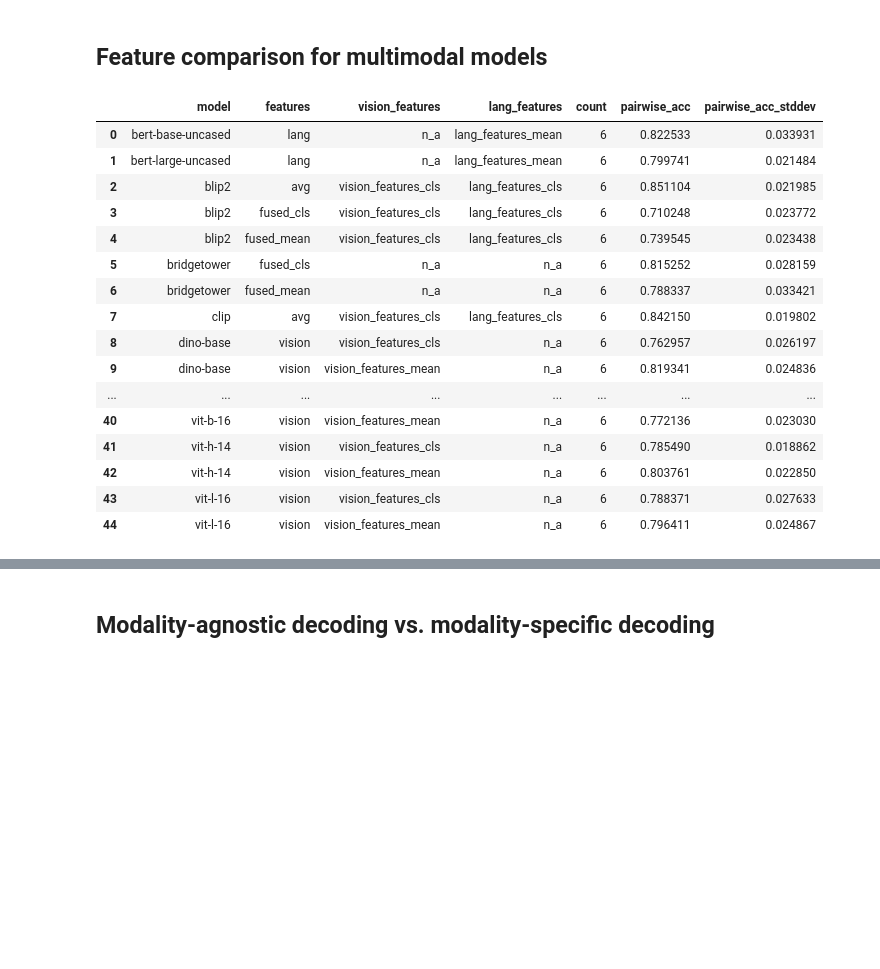
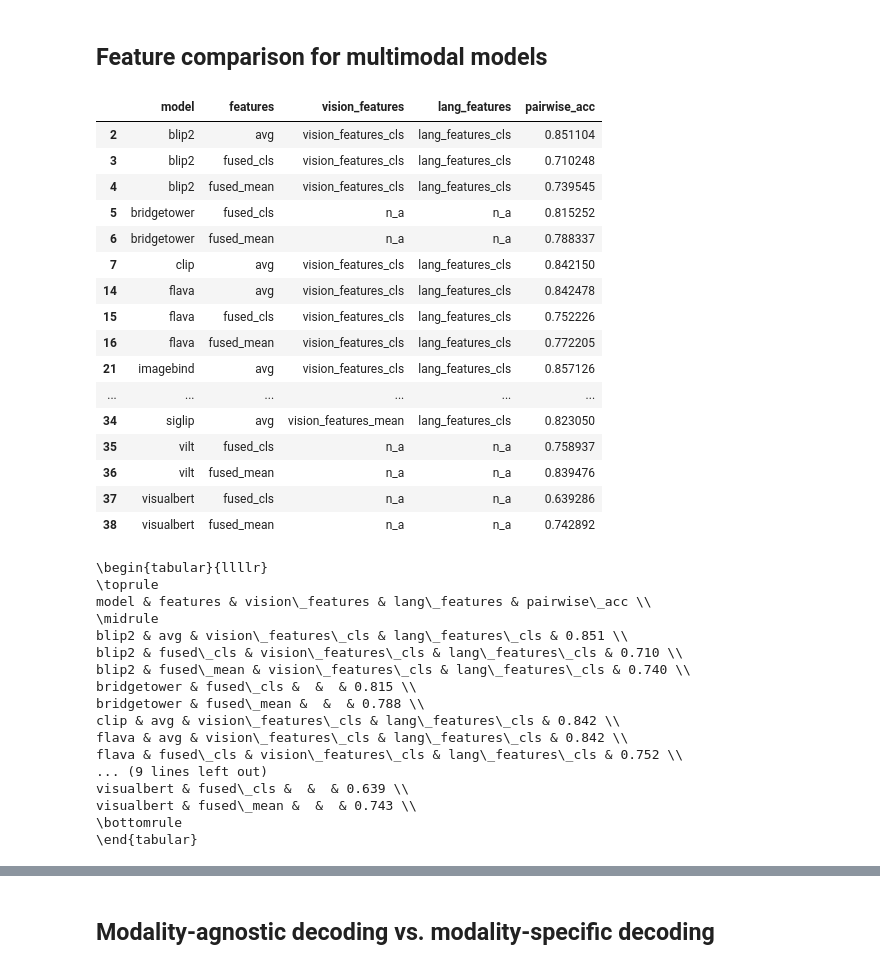
Before and after one commit to mitjanikolaus/multimodal_decoding, a Jupyter notebook: notebooks/modality_agnostic_decoding.ipynb, the cells around one changed output, grey strips where cells are left out. Cells and saved outputs as stored; diff of their text form; code cells hidden in the pictures; blank space fills up the shorter version.

```diff
--- a/notebooks/modality_agnostic_decoding.ipynb
+++ b/notebooks/modality_agnostic_decoding.ipynb
@@ -37,38 +38,57 @@ data_default_feats = get_data_default_feats(all_data)
 # %%
 data_mod_agnostic_train = all_data[(all_data.metric == ACC_MEAN) & (all_data.training_mode == MODALITY_AGNOSTIC)]
 
 
 with pd.option_context('display.max_rows', None, 'display.max_columns', None):  # more options can be specified also
-    grouped = data_mod_agnostic_train.groupby(["model", "features", "vision_features", "lang_features"]).agg(count=('value', 'size'), pairwise_acc=('value', 'mean'), pairwise_acc_stddev=('value', 'std')).reset_index()
-    # grouped = data_mod_agnostic_train.groupby(["model", "features", "vision_features", "lang_features", "subject"]).agg(count=('value', 'size'), pairwise_acc=('value', 'mean'), pairwise_acc_stddev=('value', 'std')).reset_index()
+    # grouped = data_mod_agnostic_train.groupby(["model", "features", "vision_features", "lang_features"]).agg(count=('value', 'size'), pairwise_acc=('value', 'mean'), pairwise_acc_stddev=('value', 'std')).reset_index()
+    grouped = data_mod_agnostic_train.groupby(["model", "features", "vision_features", "lang_features"]).agg(pairwise_acc=('value', 'mean')).reset_index()
 
-    # grouped = grouped[grouped.model.isin(multimodal_models)]
+    grouped = grouped[grouped.model.isin(multimodal_models)]
+    grouped = grouped[~grouped.model.isin(["random-imagebind"])]
+
     display(grouped)
 
 # print(grouped.to_markdown())
 
-# grouped = grouped.replace("n_a", "")
+grouped = grouped.replace("n_a", "")
 # grouped = grouped[grouped.model.isin(multimodal_models)]
 # del grouped["count"]
-# print(grouped.to_latex(index=False, escape=True, float_format="%.3f"))
+print(grouped.to_latex(index=False, escape=True, float_format="%.3f"))
 # %% [output]
-|  | model | features | vision_features | lang_features | count | pairwise_acc | pairwise_acc_stddev |
-| 0 | bert-base-uncased | lang | n_a | lang_features_mean | 6 | 0.822533 | 0.033931 |
-| 1 | bert-large-uncased | lang | n_a | lang_features_mean | 6 | 0.799741 | 0.021484 |
-| 2 | blip2 | avg | vision_features_cls | lang_features_cls | 6 | 0.851104 | 0.021985 |
-| 3 | blip2 | fused_cls | vision_features_cls | lang_features_cls | 6 | 0.710248 | 0.023772 |
-| 4 | blip2 | fused_mean | vision_features_cls | lang_features_cls | 6 | 0.739545 | 0.023438 |
-| 5 | bridgetower | fused_cls | n_a | n_a | 6 | 0.815252 | 0.028159 |
-| 6 | bridgetower | fused_mean | n_a | n_a | 6 | 0.788337 | 0.033421 |
-| 7 | clip | avg | vision_features_cls | lang_features_cls | 6 | 0.842150 | 0.019802 |
-| 8 | dino-base | vision | vision_features_cls | n_a | 6 | 0.762957 | 0.026197 |
-| 9 | dino-base | vision | vision_features_mean | n_a | 6 | 0.819341 | 0.024836 |
-| ... | ... | ... | ... | ... | ... | ... | ... |
-| 40 | vit-b-16 | vision | vision_features_mean | n_a | 6 | 0.772136 | 0.023030 |
-| 41 | vit-h-14 | vision | vision_features_cls | n_a | 6 | 0.785490 | 0.018862 |
-| 42 | vit-h-14 | vision | vision_features_mean | n_a | 6 | 0.803761 | 0.022850 |
-| 43 | vit-l-16 | vision | vision_features_cls | n_a | 6 | 0.788371 | 0.027633 |
-| 44 | vit-l-16 | vision | vision_features_mean | n_a | 6 | 0.796411 | 0.024867 |
+|  | model | features | vision_features | lang_features | pairwise_acc |
+| 2 | blip2 | avg | vision_features_cls | lang_features_cls | 0.851104 |
+| 3 | blip2 | fused_cls | vision_features_cls | lang_features_cls | 0.710248 |
+| 4 | blip2 | fused_mean | vision_features_cls | lang_features_cls | 0.739545 |
+| 5 | bridgetower | fused_cls | n_a | n_a | 0.815252 |
+| 6 | bridgetower | fused_mean | n_a | n_a | 0.788337 |
+| 7 | clip | avg | vision_features_cls | lang_features_cls | 0.842150 |
+| 14 | flava | avg | vision_features_cls | lang_features_cls | 0.842478 |
+| 15 | flava | fused_cls | vision_features_cls | lang_features_cls | 0.752226 |
+| 16 | flava | fused_mean | vision_features_cls | lang_features_cls | 0.772205 |
+| 21 | imagebind | avg | vision_features_cls | lang_features_cls | 0.857126 |
+| ... | ... | ... | ... | ... | ... |
+| 34 | siglip | avg | vision_features_mean | lang_features_cls | 0.823050 |
+| 35 | vilt | fused_cls | n_a | n_a | 0.758937 |
+| 36 | vilt | fused_mean | n_a | n_a | 0.839476 |
+| 37 | visualbert | fused_cls | n_a | n_a | 0.639286 |
+| 38 | visualbert | fused_mean | n_a | n_a | 0.742892 |
+\begin{tabular}{llllr}
+\toprule
+model & features & vision\_features & lang\_features & pairwise\_acc \\
+\midrule
+blip2 & avg & vision\_features\_cls & lang\_features\_cls & 0.851 \\
+blip2 & fused\_cls & vision\_features\_cls & lang\_features\_cls & 0.710 \\
+blip2 & fused\_mean & vision\_features\_cls & lang\_features\_cls & 0.740 \\
+bridgetower & fused\_cls &  &  & 0.815 \\
+bridgetower & fused\_mean &  &  & 0.788 \\
+clip & avg & vision\_features\_cls & lang\_features\_cls & 0.842 \\
+flava & avg & vision\_features\_cls & lang\_features\_cls & 0.842 \\
+flava & fused\_cls & vision\_features\_cls & lang\_features\_cls & 0.752 \\
+... (9 lines left out)
+visualbert & fused\_cls &  &  & 0.639 \\
+visualbert & fused\_mean &  &  & 0.743 \\
+\bottomrule
+\end{tabular}
 # %%
 # data_default_vision_feats = all_data.copy()
 # for model in all_data.model.unique():
```
Also changed, not shown: parts of 7 cells of this notebook, 1 other file.
